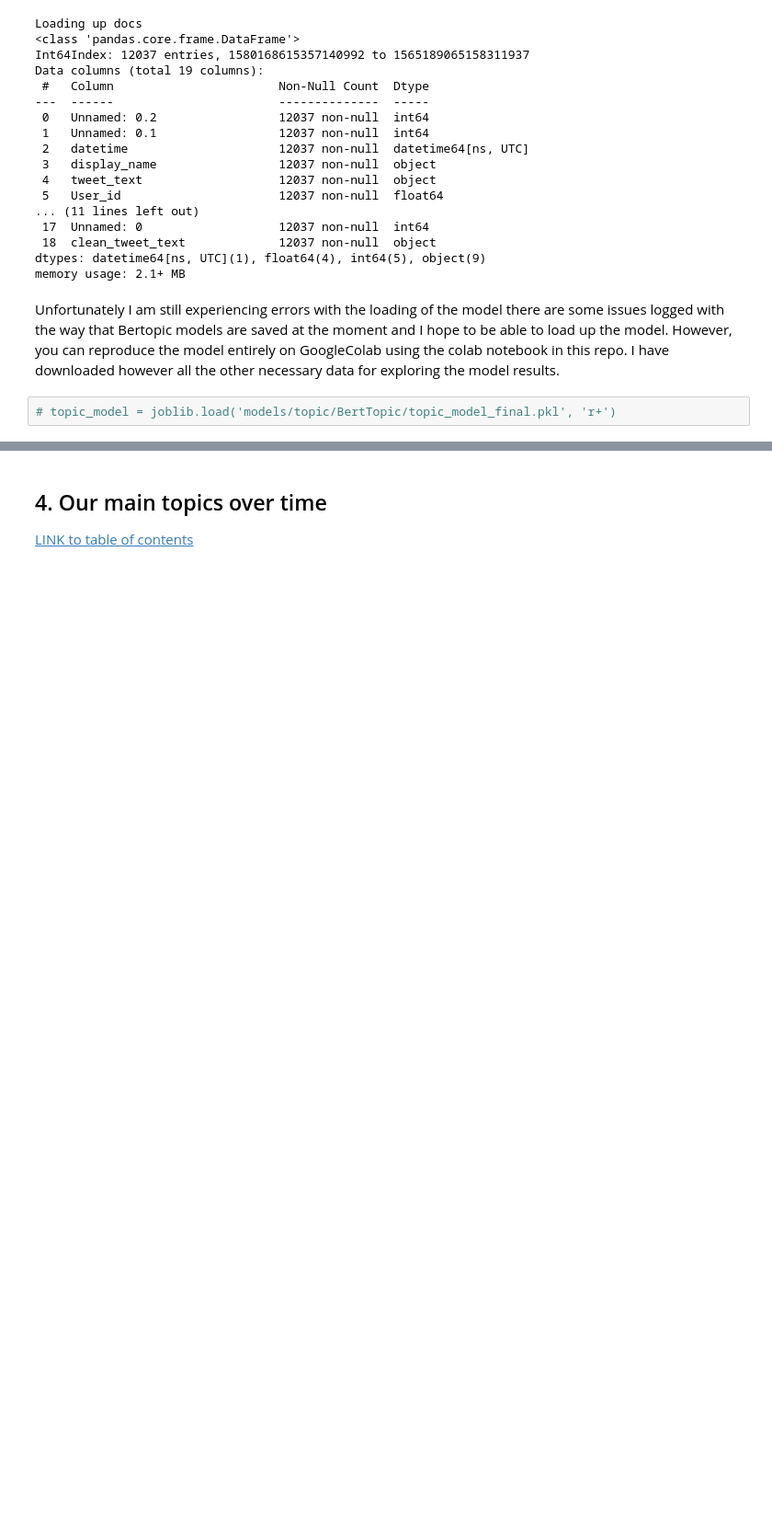
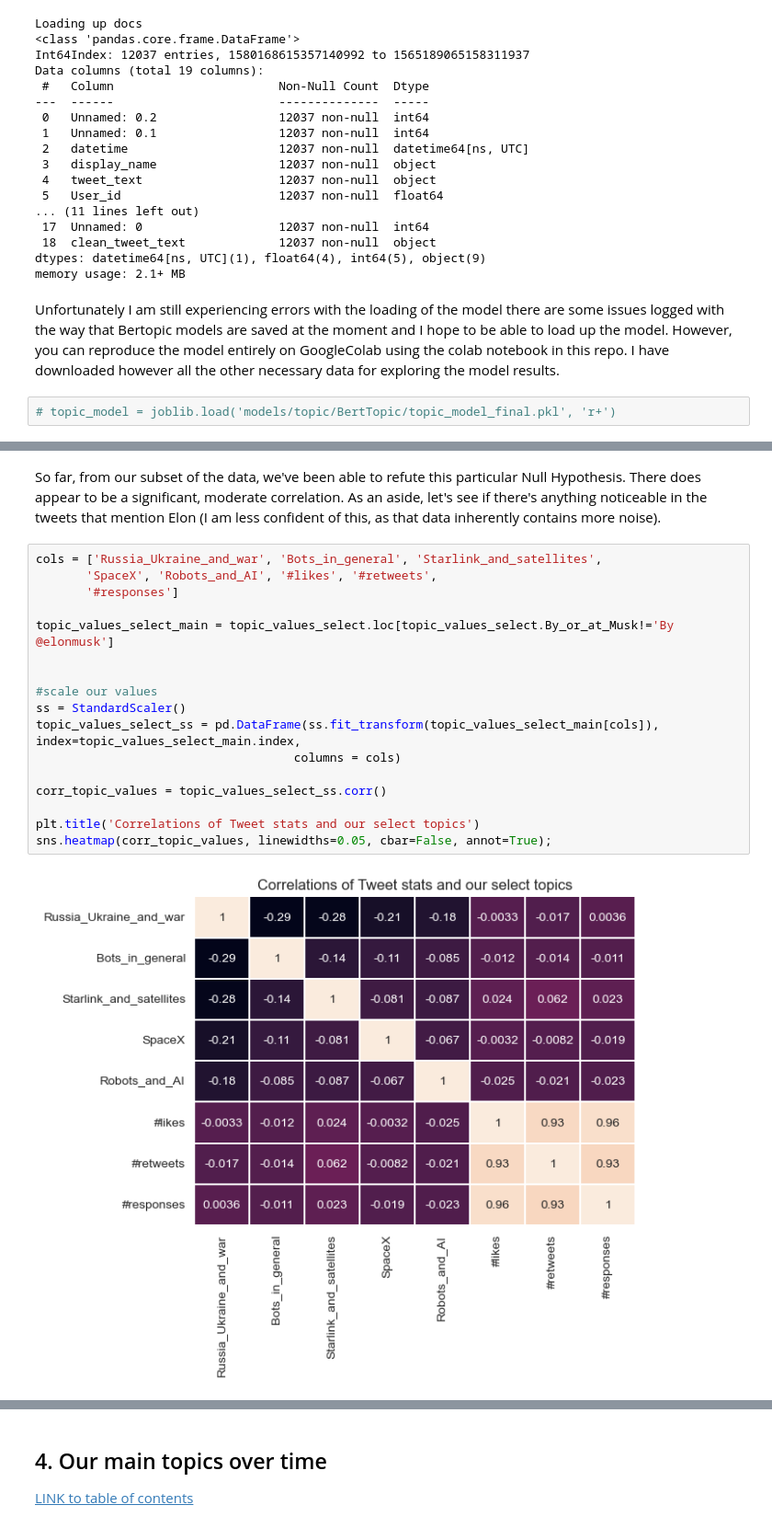
Before and after one commit to Ioana-P/twitter_topic_and_sentiment_tracking, a Jupyter notebook: 2. Topic_modelling_with_BERT.ipynb, the cells around one changed output, grey strips where cells are left out. Shown at 92% size. Cells and saved outputs as stored; diff of their text form; blank space fills up the shorter version.

```diff
--- a/2. Topic_modelling_with_BERT.ipynb
+++ b/2. Topic_modelling_with_BERT.ipynb
@@ -90,0 +314,21 @@ memory usage: 2.1+ MB
+# %% [markdown]
+So far, from our subset of the data, we've been able to refute this particular Null Hypothesis. There does appear to be a significant, moderate correlation. As an aside, let's see if there's anything noticeable in the tweets that mention Elon (I am less confident of this, as that data inherently contains more noise).
+# %%
+cols = ['Russia_Ukraine_and_war', 'Bots_in_general', 'Starlink_and_satellites',
+       'SpaceX', 'Robots_and_AI', '#likes', '#retweets',
+       '#responses']
+
+topic_values_select_main = topic_values_select.loc[topic_values_select.By_or_at_Musk!='By @elonmusk']
+
+
+#scale our values
+ss = StandardScaler()
+topic_values_select_ss = pd.DataFrame(ss.fit_transform(topic_values_select_main[cols]), index=topic_values_select_main.index,
+                                    columns = cols)
+
+corr_topic_values = topic_values_select_ss.corr()
+
+plt.title('Correlations of Tweet stats and our select topics')
+sns.heatmap(corr_topic_values, linewidths=0.05, cbar=False, annot=True);
+# %% [output]
+[figure, added]
```
Also changed, not shown: parts of 51 cells of this notebook.
